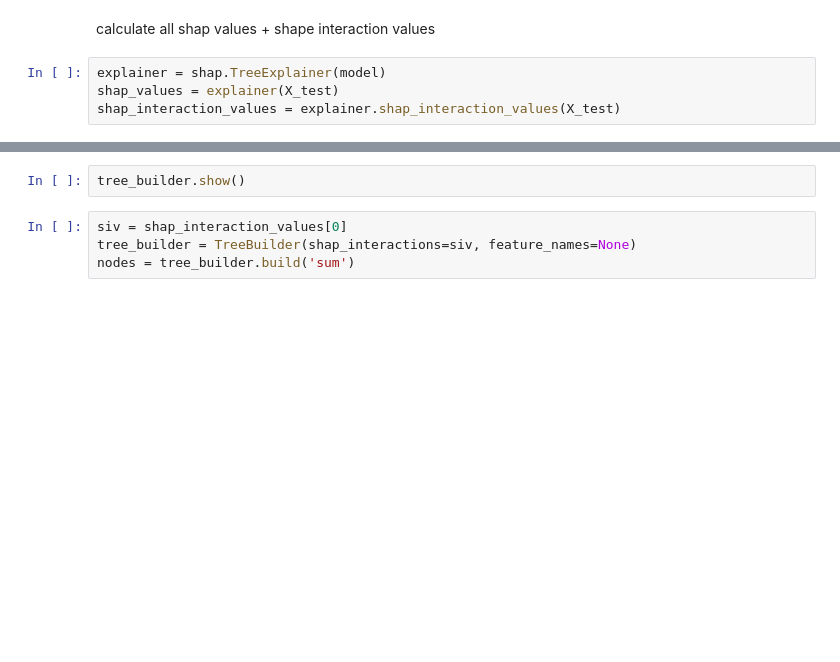
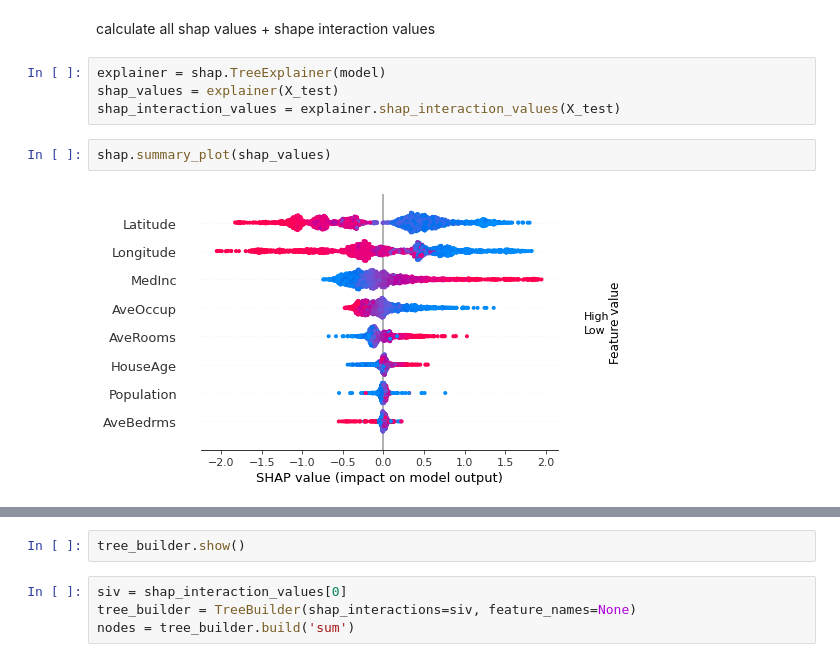
Before and after one commit to simonjisu/FeatureInteractionTree, a Jupyter notebook: notebooks/Finer Granularity Explanation.ipynb, the cells around one changed output, grey strips where cells are left out. Saved outputs shown, nothing was run; the diff lists cells and outputs as text; blank space fills up the shorter version.

```diff
--- a/notebooks/Finer Granularity Explanation.ipynb
+++ b/notebooks/Finer Granularity Explanation.ipynb
@@ -56,3 +56,7 @@ calculate all shap values + shape interaction values
 explainer = shap.TreeExplainer(model)
 shap_values = explainer(X_test)
 shap_interaction_values = explainer.shap_interaction_values(X_test)
+# %%
+shap.summary_plot(shap_values)
+# %% [output]
+[figure, added]
```
Also changed, not shown: parts of 5 cells of this notebook, 4 other files.
